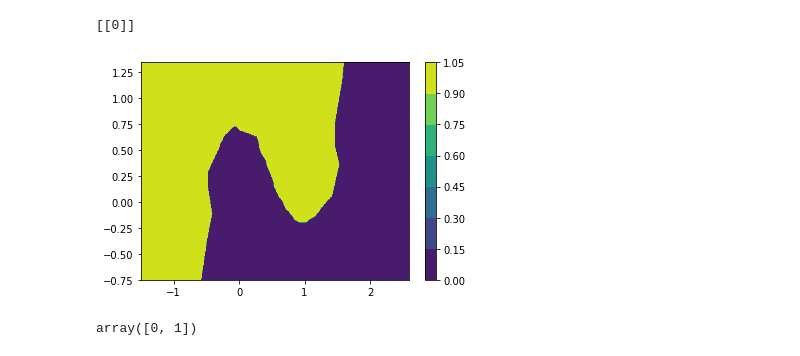
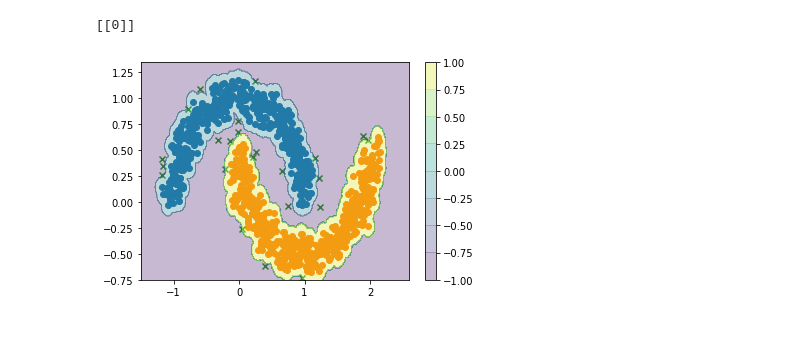
Before and after one commit to korntewin/practice-handson-ml2, a Jupyter notebook: ch9-unsupervised-learning-dbscan.ipynb, the cells around one changed output. Saved outputs shown, nothing was run; the diff lists cells and outputs as text; code cells hidden in the pictures.

```diff
--- a/ch9-unsupervised-learning-dbscan.ipynb
+++ b/ch9-unsupervised-learning-dbscan.ipynb
@@ -86,16 +86,16 @@ print(ynew)
 # %%
 def plot_decision_boundary(clf, pred_clf, X, y = [0, 1, -1], axes = [-.75, 1.25, -1.5, 2.5], min_dist = 0.2):
 
-#     for label in y:
+    for label in y:
 
-#         if label != -1:
-#             plt.scatter(
-#                 clf.components_[:,0][clf.labels_[clf.core_sample_indices_]==label],
-#                 clf.components_[:,1][clf.labels_[clf.core_sample_indices_]==label])
-#         else:
-#             plt.scatter(
-#             X[:,0][clf.labels_==-1],
-#             X[:,1][clf.labels_==-1], marker = 'x')
+        if label != -1:
+            plt.scatter(
+                clf.components_[:,0][clf.labels_[clf.core_sample_indices_]==label],
+                clf.components_[:,1][clf.labels_[clf.core_sample_indices_]==label])
+        else:
+            plt.scatter(
+            X[:,0][clf.labels_==-1],
+            X[:,1][clf.labels_==-1], marker = 'x')
 
     xs = np.arange(axes[2], axes[3]+0.1, 0.01)
     ys = np.arange(axes[0], axes[1]+0.1, 0.01)
@@ -103,14 +103,10 @@ def plot_decision_boundary(clf, pred_clf, X, y = [0, 1, -1], axes = [-.75, 1.25,
     xgrid, ygrid = np.meshgrid(xs, ys)
     ydist, ypred = pred_clf.kneighbors(np.c_[np.ravel(xgrid), np.ravel(ygrid)])
     ypred_class = clf.labels_[clf.core_sample_indices_][clf.labels_[clf.core_sample_indices_]!=-1][ypred]
-    ypred_class[]
-    plt.contourf(xgrid, ygrid, ypred_class.reshape(xgrid.shape[0], xgrid.shape[1]))
+    ypred_class[ydist > min_dist] = -1
+    plt.contourf(xgrid, ygrid, ypred_class.reshape(xgrid.shape[0], xgrid.shape[1]), alpha = 0.3)
     plt.colorbar()
 # %%
-plot_decision_boundary(dbscan, knn, X)
+plot_decision_boundary(dbscan, knn, X, min_dist = 0.1)
 # %% [output]
-[figure, old version]
+[figure, new version]
-# %%
-knn.classes_
-# %% [output]
-array([0, 1])
```
Also changed, not shown: parts of 5 cells of this notebook, 1 other file.
